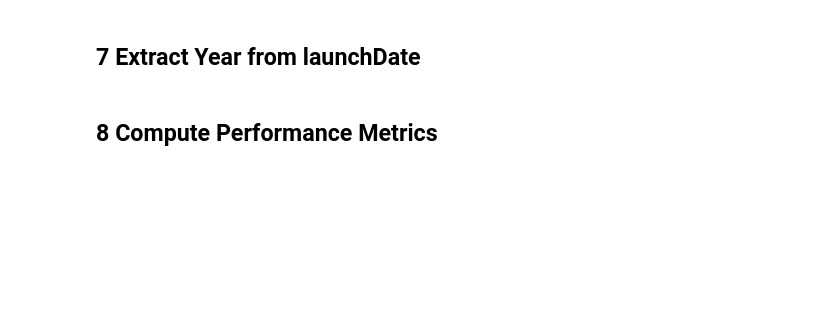
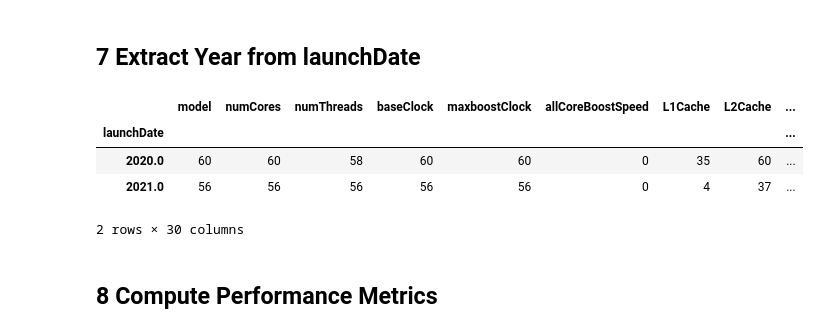
Before and after one commit to VishalSoni2005/Machine_Learning, a Jupyter notebook: 01_Pandas/part_2_amd.ipynb, the cells around one changed output. Saved outputs shown, nothing was run; the diff lists cells and outputs as text; code cells hidden in the pictures; blank space fills up the shorter version.

```diff
--- a/01_Pandas/part_2_amd.ipynb
+++ b/01_Pandas/part_2_amd.ipynb
@@ -118,4 +130,14 @@ TypeError: list indices must be integers or slices, not str
 # %% [markdown]
 ## 7 Extract Year from launchDate
+# %%
+# checking on which year how many cpu launched
+cpu_launch_count = df.groupby("launchDate").count()
+cpu_launch_count[cpu_launch_count["model"] > 50]  # year when more than 50 cpu launched
+# %% [output]
+|  | model | numCores | numThreads | baseClock | maxboostClock | allCoreBoostSpeed | L1Cache | L2Cache | ... |
+| launchDate |  |  |  |  |  |  |  |  | ... |
+| 2020.0 | 60 | 60 | 58 | 60 | 60 | 0 | 35 | 60 | ... |
+| 2021.0 | 56 | 56 | 56 | 56 | 56 | 0 | 4 | 37 | ... |
+2 rows × 30 columns
 # %% [markdown]
 ## 8 Compute Performance Metrics
```
Also changed, not shown: parts of 25 cells of this notebook, 6 other files.
